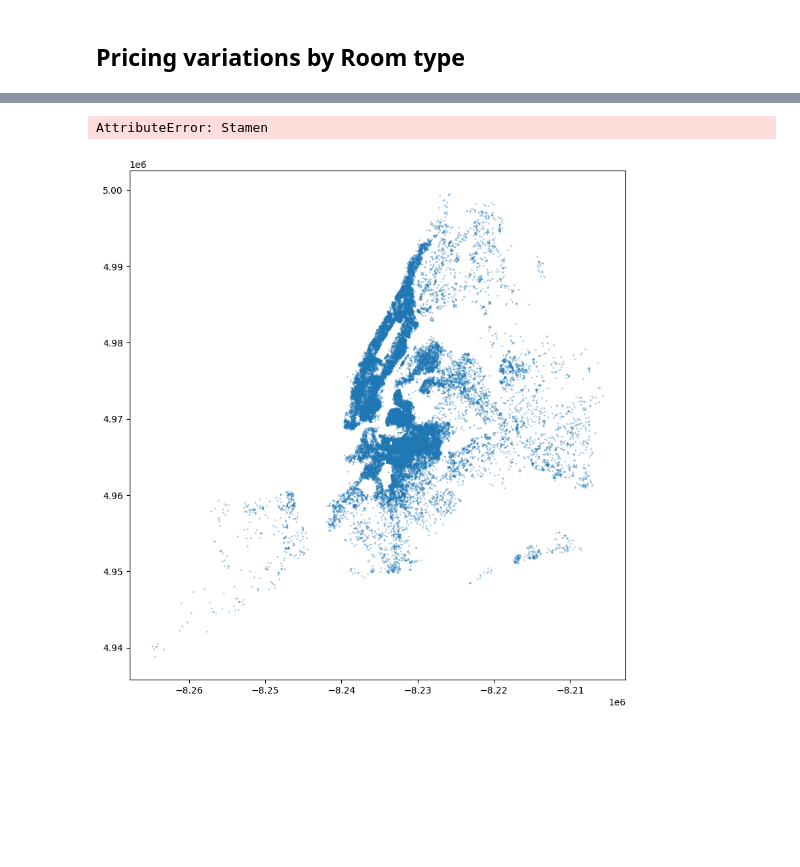
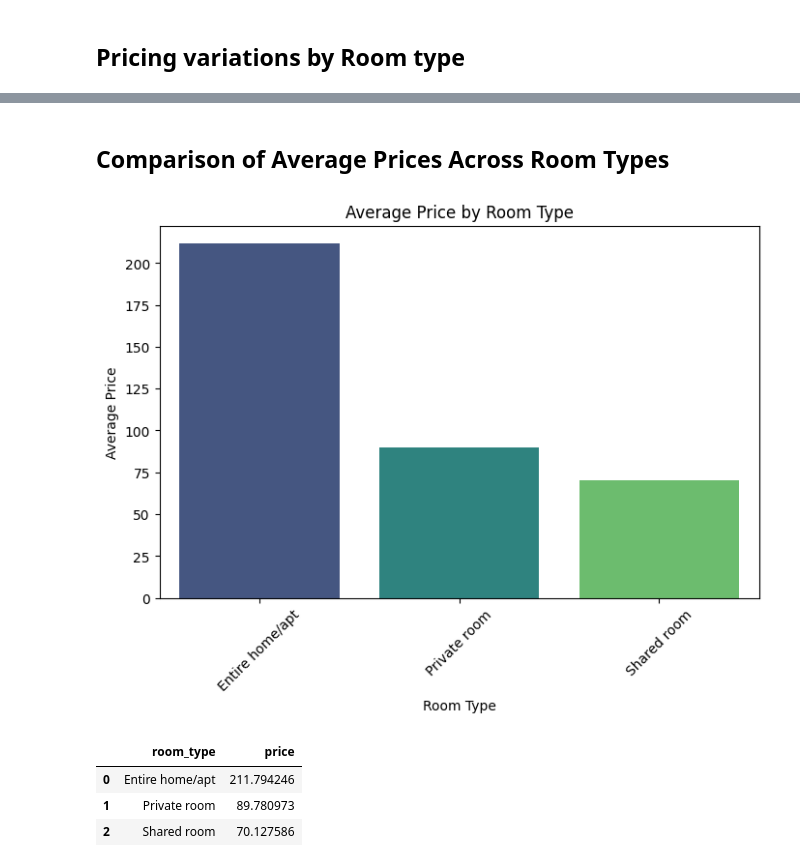
Before and after one commit to msalaverri/machine-learning-python-msalaverri, a Jupyter notebook: src/explore.ipynb, the cells around one changed output, grey strips where cells are left out. Cells and saved outputs as stored; diff of their text form; code cells hidden in the pictures; blank space fills up the shorter version.

```diff
--- a/src/explore.ipynb
+++ b/src/explore.ipynb
@@ -228,22 +242,20 @@ plt.show()
-# %%
-import geopandas as gpd
-import contextily as ctx
-
-gdf = gpd.GeoDataFrame(df, geometry=gpd.points_from_xy(df.longitude, df.latitude), crs='EPSG:4326')
-gdf = gdf.to_crs(epsg=3857)
-
-ax = gdf.plot(figsize=(10, 10), alpha=0.3, markersize=1)
-ctx.add_basemap(ax, source=ctx.providers.Stamen.TonerLite)
-plt.title('Airbnb Listings in NYC on Real Map')
-plt.axis('off')
-plt.show()
-
-#plt.figure(figsize=(10, 8))
-#sns.kdeplot(data=df, x='longitude', y='latitude', cmap='Reds', fill=True, thresh=0.05)
-#plt.title('Heatmap of Airbnb Listings in NYC')
-#plt.xlabel('Longitude')
-#plt.ylabel('Latitude')
-#plt.show()
-# %% [output]
-AttributeError: Stamen
-[figure, removed]
+# %% [markdown]
+## Comparison of Average Prices Across Room Types
+# %%
+avg_price_room = df.groupby('room_type')['price'].mean().sort_values(ascending=False)
+
+plt.figure(figsize=(8, 5))
+sns.barplot(x=avg_price_room.index, y=avg_price_room.values, palette='viridis', hue=avg_price_room.index)
+plt.title('Average Price by Room Type')
+plt.ylabel('Average Price')
+plt.xlabel('Room Type')
+plt.xticks(rotation=45)
+plt.show()
+
+avg_price_room.reset_index()
+# %% [output]
+[figure, added]
+|  | room_type | price |
+| 0 | Entire home/apt | 211.794246 |
+| 1 | Private room | 89.780973 |
+| 2 | Shared room | 70.127586 |
```
Also changed, not shown: parts of 4 cells of this notebook.
